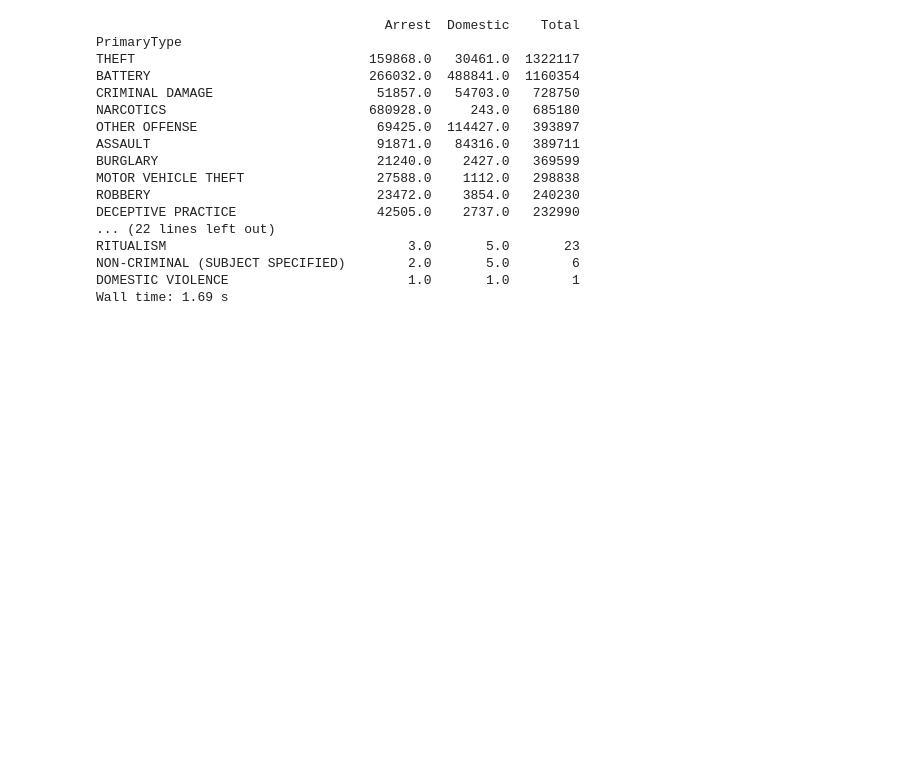
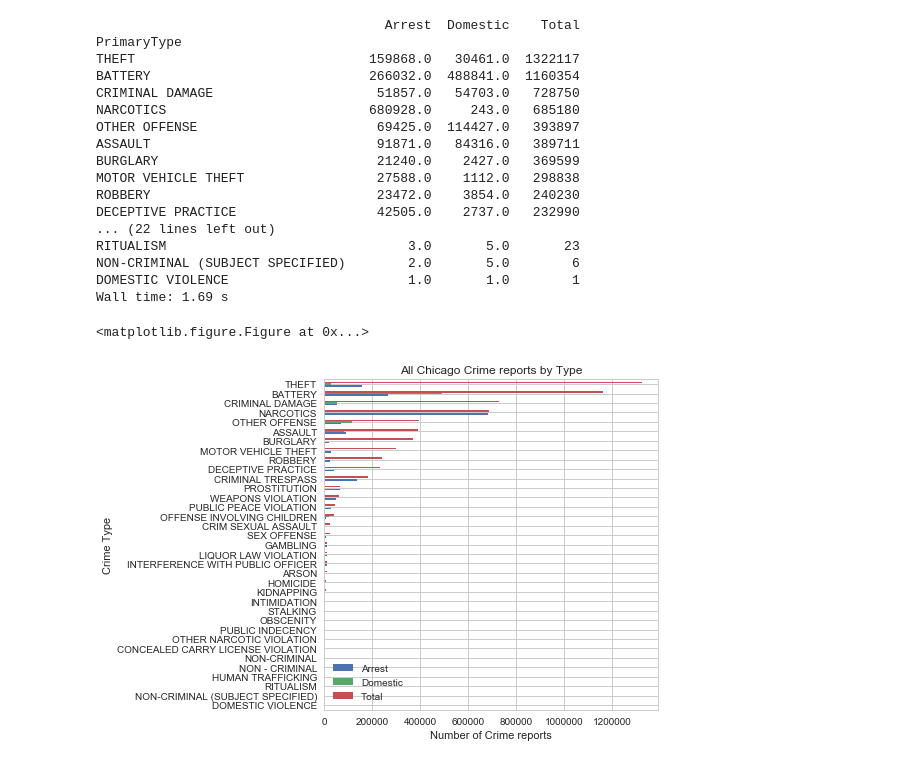
Before and after one commit to RandomFractals/ChicagoCrimes, a Jupyter notebook: notebooks/all-chicago-crime-charts.ipynb, the cells around one changed output. Saved outputs shown, nothing was run; the diff lists cells and outputs as text; code cells hidden in the pictures; blank space fills up the shorter version.

Commit message:
added all crime reports by type plot to test perf. with all crime data set

```diff
--- a/notebooks/all-chicago-crime-charts.ipynb
+++ b/notebooks/all-chicago-crime-charts.ipynb
@@ -5,3 +7,10 @@ import pandas as pd
+# %%
+%matplotlib inline
+#%config InlineBackend.figure_format = 'svg'
+
+# set neat seaborn whitegrid styles for matplotlib charts
+plt.style.use('seaborn')
+sns.set_style('whitegrid')
 # %%
 %%time
 # set data file path
@@ -90,3 +99,16 @@ RITUALISM                               3.0       5.0       23
 NON-CRIMINAL (SUBJECT SPECIFIED)        2.0       5.0        6
 DOMESTIC VIOLENCE                       1.0       1.0        1
 Wall time: 1.69 s
+# %%
+# plot crimes by primary type counts
+plt.figure(figsize=(8,10))
+crime_type_counts.sort_values(by='Total', ascending=True).plot(kind='barh')
+
+plt.title('All Chicago Crime reports by Type')
+plt.ylabel('Crime Type')
+plt.xlabel('Number of Crime reports')
+plt.tight_layout()
+plt.show()
+# %% [output]
+<matplotlib.figure.Figure at 0x...>
+[figure, added]
```
Also changed, not shown: parts of 3 cells of this notebook.
